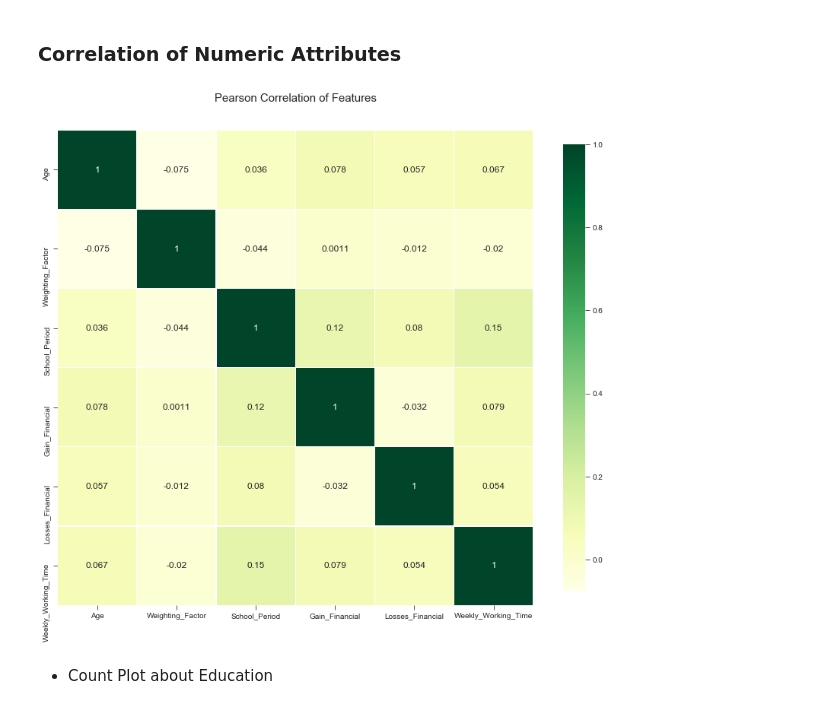
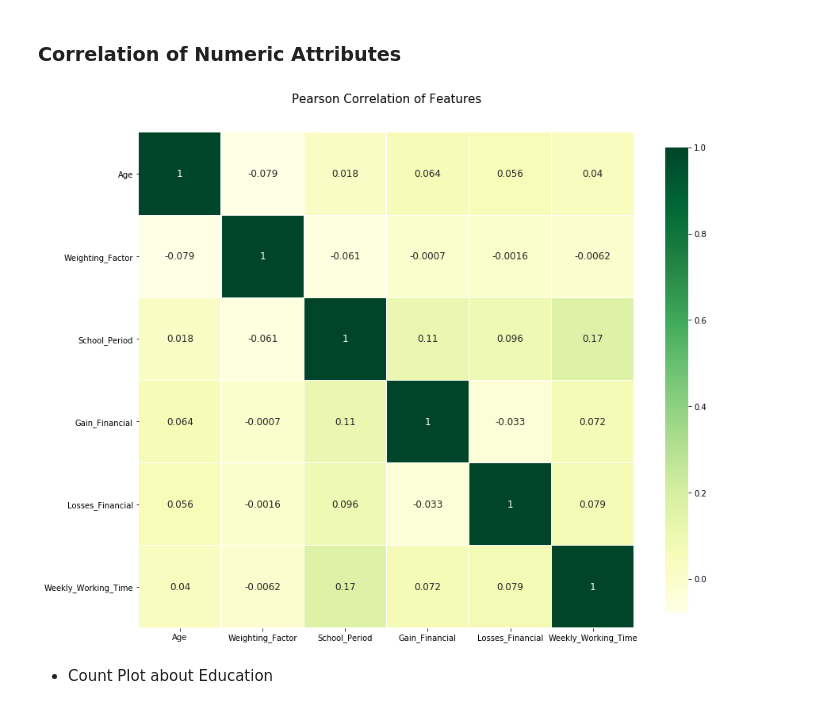
Before and after one commit to sefeoglu/AdultsDataSetUCI, a Jupyter notebook: Project_Assignment.ipynb, the cells around one changed output. Drawn from its saved outputs; the diff is of its cells as text; code cells hidden in the pictures.

```diff
--- a/Project_Assignment.ipynb
+++ b/Project_Assignment.ipynb
@@ -156,9 +156,9 @@ def correlation_heatmap(df):
 
     plt.title('Pearson Correlation of Features', y=1.05, size=15)
 # %%
-correlation_heatmap(data_income)
+correlation_heatmap(data_income.iloc[:5000])
 # %% [output]
-[figure, old version]
+[figure, new version]
 # %% [markdown]
 * Count Plot about Education
 # %%
```
Also changed, not shown: parts of 7 cells of this notebook.
